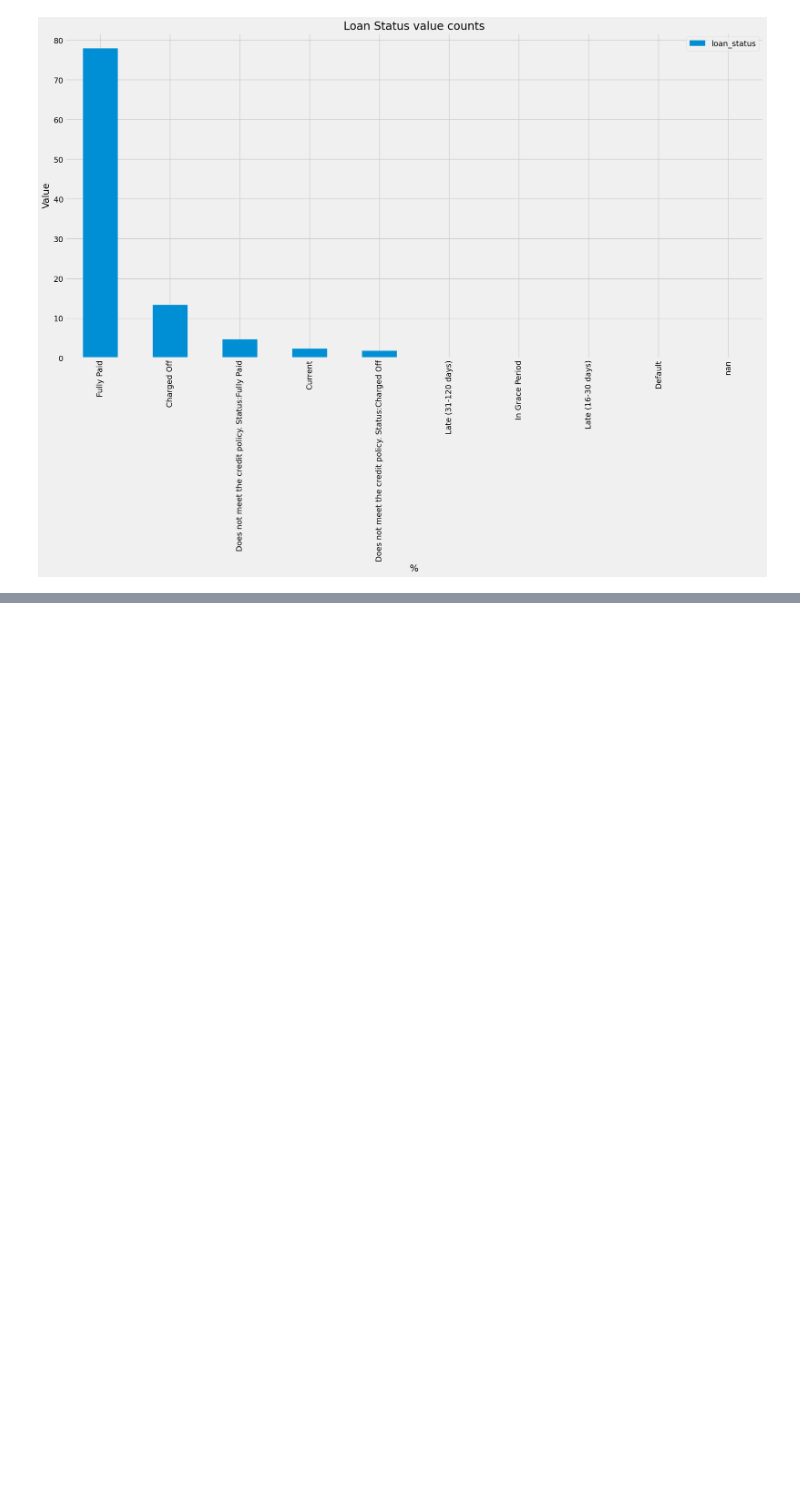
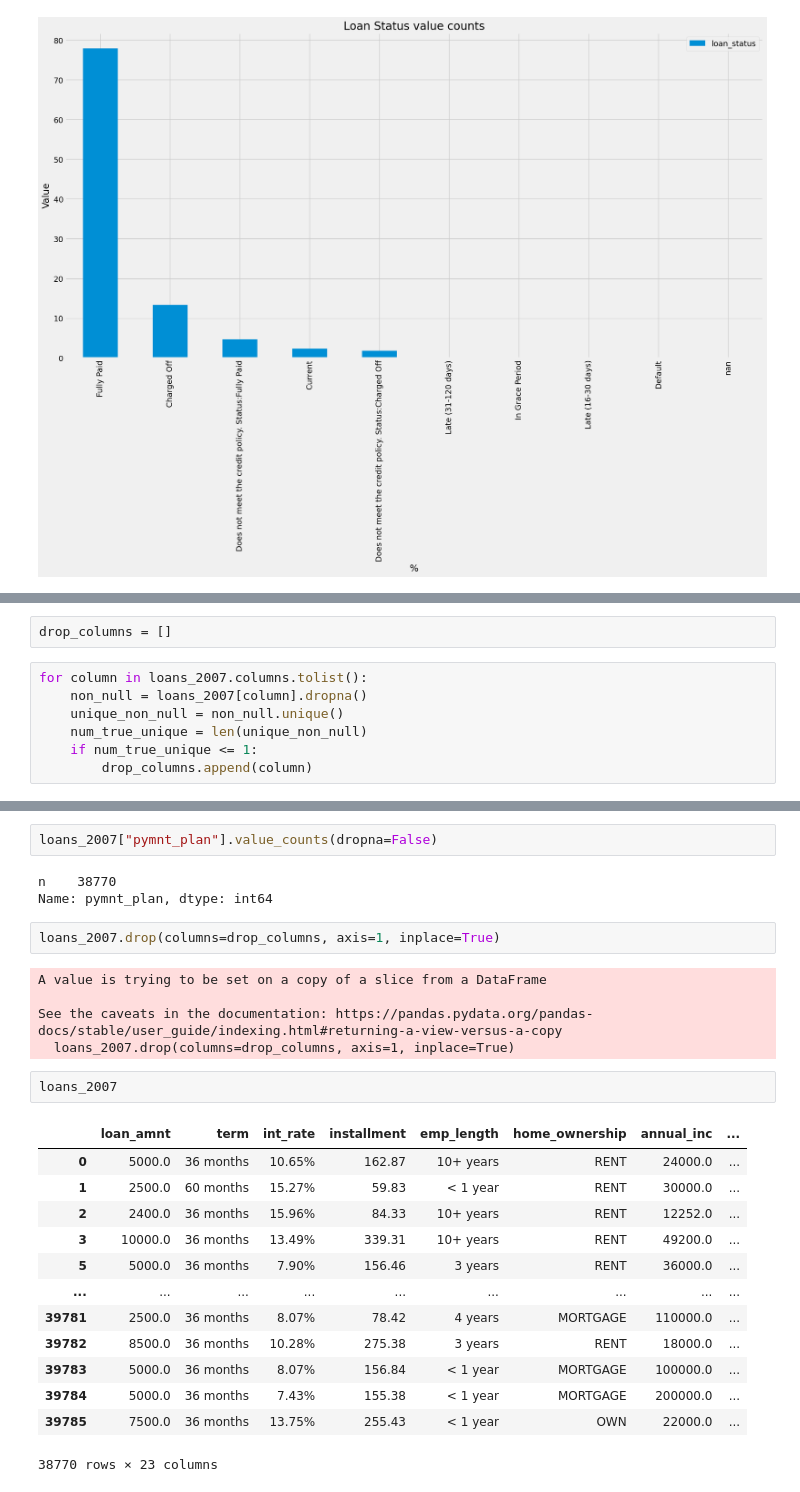
Before and after one commit to raduspaimoc/DataQuest-Projects, a Jupyter notebook: Credit Risk Project/Credit Risk.ipynb, the cells around one changed output, grey strips where cells are left out. Saved outputs shown, nothing was run; the diff lists cells and outputs as text; blank space fills up the shorter version.

Commit message:
[WIP] Data Cleaning completed.

```diff
--- a/Credit Risk Project/Credit Risk.ipynb
+++ b/Credit Risk Project/Credit Risk.ipynb
@@ -385,0 +388,9 @@ Name: loan_status, dtype: float64
+# %%
+drop_columns = []
+# %%
+for column in loans_2007.columns.tolist():
+    non_null = loans_2007[column].dropna()
+    unique_non_null = non_null.unique()
+    num_true_unique = len(unique_non_null)
+    if num_true_unique <= 1:
+        drop_columns.append(column)
@@ -385,0 +409,28 @@ Name: loan_status, dtype: float64
+# %%
+loans_2007["pymnt_plan"].value_counts(dropna=False)
+# %% [output]
+n    38770
+Name: pymnt_plan, dtype: int64
+# %%
+loans_2007.drop(columns=drop_columns, axis=1, inplace=True)
+# %% [output]
+A value is trying to be set on a copy of a slice from a DataFrame
+
+See the caveats in the documentation: https://pandas.pydata.org/pandas-docs/stable/user_guide/indexing.html#returning-a-view-versus-a-copy
+  loans_2007.drop(columns=drop_columns, axis=1, inplace=True)
+# %%
+loans_2007
+# %% [output]
+|  | loan_amnt | term | int_rate | installment | emp_length | home_ownership | annual_inc | ... |
+| 0 | 5000.0 | 36 months | 10.65% | 162.87 | 10+ years | RENT | 24000.0 | ... |
+| 1 | 2500.0 | 60 months | 15.27% | 59.83 | < 1 year | RENT | 30000.0 | ... |
+| 2 | 2400.0 | 36 months | 15.96% | 84.33 | 10+ years | RENT | 12252.0 | ... |
+| 3 | 10000.0 | 36 months | 13.49% | 339.31 | 10+ years | RENT | 49200.0 | ... |
+| 5 | 5000.0 | 36 months | 7.90% | 156.46 | 3 years | RENT | 36000.0 | ... |
+| ... | ... | ... | ... | ... | ... | ... | ... | ... |
+| 39781 | 2500.0 | 36 months | 8.07% | 78.42 | 4 years | MORTGAGE | 110000.0 | ... |
+| 39782 | 8500.0 | 36 months | 10.28% | 275.38 | 3 years | RENT | 18000.0 | ... |
+| 39783 | 5000.0 | 36 months | 8.07% | 156.84 | < 1 year | MORTGAGE | 100000.0 | ... |
+| 39784 | 5000.0 | 36 months | 7.43% | 155.38 | < 1 year | MORTGAGE | 200000.0 | ... |
+| 39785 | 7500.0 | 36 months | 13.75% | 255.43 | < 1 year | OWN | 22000.0 | ... |
+38770 rows × 23 columns
```
Also changed, not shown: parts of 23 cells of this notebook.
